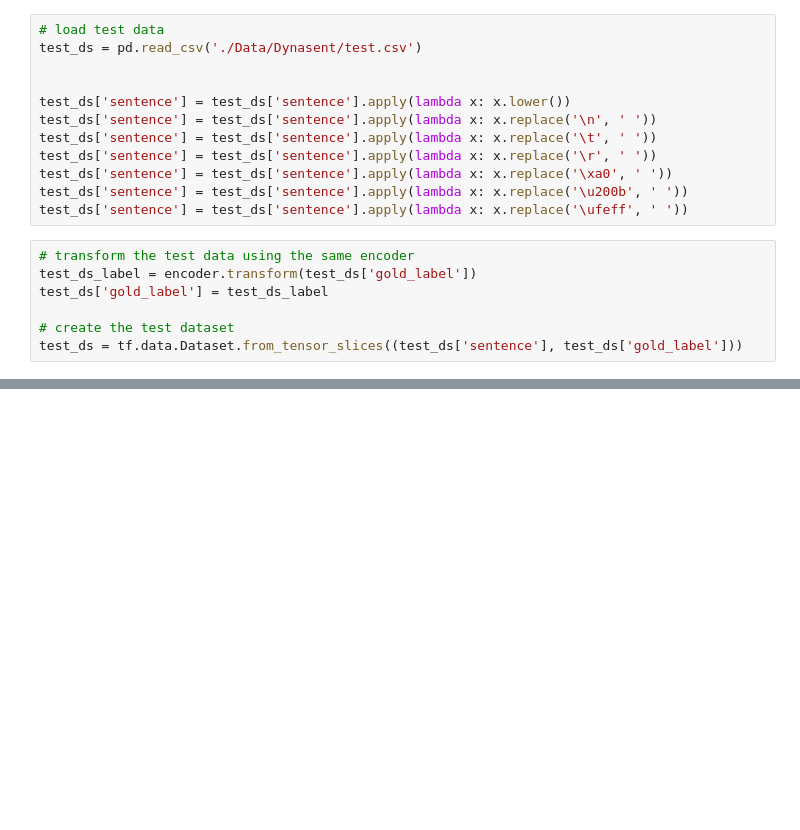
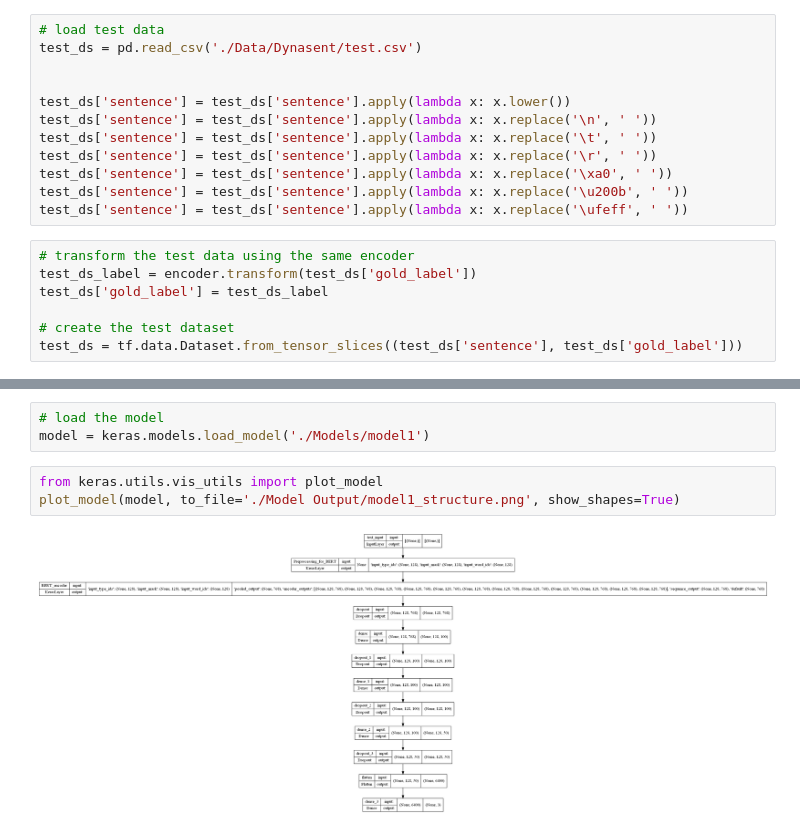
Before and after one commit to Research-Recruit-AI-SLIIT/Research-Codebase, a Jupyter notebook: Knowledge and Attitude Evaluation/Mindset Evaluation/mindsetevaluation.ipynb, the cells around one changed output, grey strips where cells are left out. Drawn from its saved outputs; the diff is of its cells as text; blank space fills up the shorter version.

```diff
--- a/Knowledge and Attitude Evaluation/Mindset Evaluation/mindsetevaluation.ipynb
+++ b/Knowledge and Attitude Evaluation/Mindset Evaluation/mindsetevaluation.ipynb
@@ -180,0 +204,8 @@ model.save('E:\SLIIT\Year 4\Research\Models\MindsetEvaluation\model.h5')
+# %%
+# load the model
+model = keras.models.load_model('./Models/model1')
+# %%
+from keras.utils.vis_utils import plot_model
+plot_model(model, to_file='./Model Output/model1_structure.png', show_shapes=True)
+# %% [output]
+[figure, added]
```
Also changed, not shown: parts of 10 cells of this notebook, 8 other files.
